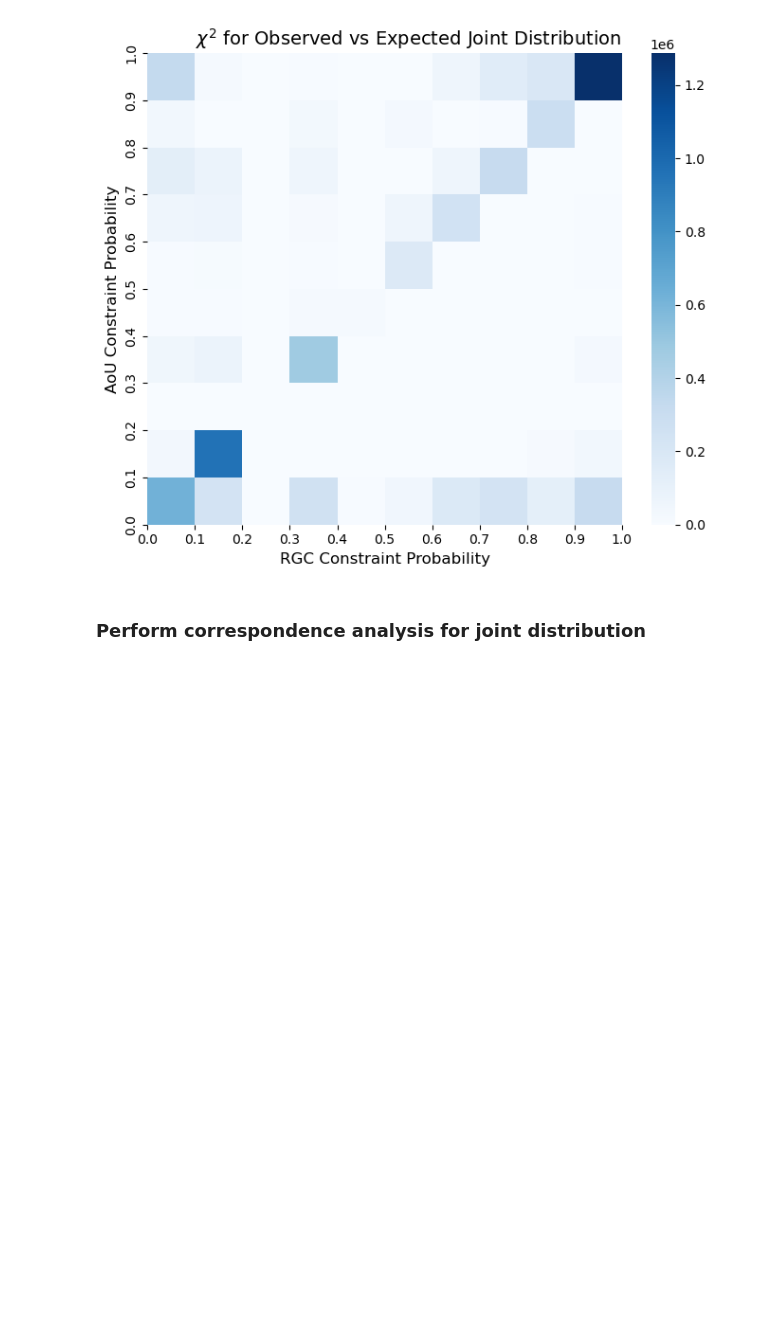
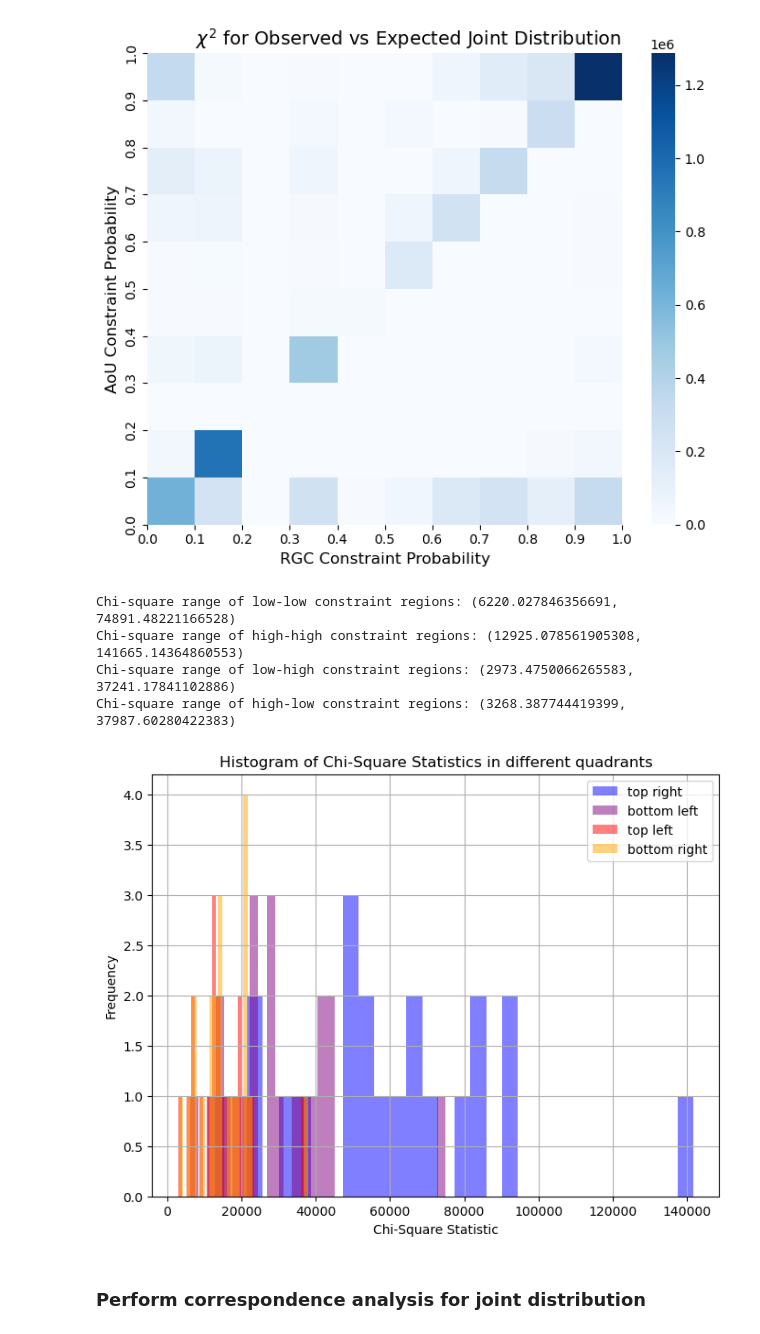
Before and after one commit to healthcare-medicine-ai/wgs-constraint-llm, a Jupyter notebook: RGC + AoU Predictions.ipynb, the cells around one changed output. Cells and saved outputs as stored; diff of their text form; code cells hidden in the pictures; blank space fills up the shorter version.

```diff
--- a/RGC + AoU Predictions.ipynb
+++ b/RGC + AoU Predictions.ipynb
@@ -193,6 +177,63 @@ plt.show()
 # %% [output]
 [figure]
 [figure]
+# %%
+# Step 1: Compute Chi-Square Statistics
+chi_square_dict = {}
+
+for chrom in merged_df["chr"].unique():
+    df_chr = merged_df[merged_df["chr"] == chrom].copy()
+
+    # Calculate marginal distributions
+    marginal_aou = df_chr['prob_0_aou_bin'].value_counts(normalize=True).sort_index()
+    marginal_rgc = df_chr['prob_0_rgc_bin'].value_counts(normalize=True).sort_index()
+
+    # Calculate expected joint distribution assuming independence
+    # expected_joint = np.outer(marginal_aou, marginal_rgc)
+    expected_joint = np.outer(marginal_aou, marginal_rgc) * len(df_chr)
+
+    # Calculate actual joint distribution
+    actual_joint = df_chr[['prob_0_aou_bin', 'prob_0_rgc_bin']].value_counts(normalize=False).sort_index()
+    actual_joint = np.array([[actual_joint[(aou_bin, rgc_bin)]
+                              if (aou_bin, rgc_bin) in actual_joint else 0
+                              for rgc_bin in marginal_rgc.index]
+                             for aou_bin in marginal_aou.index])
+
+    # Calculate chi-squared statistic
+    chi_sqr = (expected_joint - actual_joint) ** 2 / expected_joint
+    chi_sqr = np.nan_to_num(chi_sqr)
+
+    # Store in dictionary
+    chi_square_dict[chrom] = chi_sqr
+
+
+bottom_left_chi2_values = [chi2[0][0] for chi2 in chi_square_dict.values()]
+top_right_chi2_values = [chi2[-1][-1] for chi2 in chi_square_dict.values()]
+top_left_chi2_values = [chi2[0][-1] for chi2 in chi_square_dict.values()]
+bottom_right_chi2_values = [chi2[-1][0] for chi2 in chi_square_dict.values()]
+print(f"Chi-square range of low-low constraint regions: ({min(bottom_left_chi2_values)}, {max(bottom_left_chi2_values)})")
+print(f"Chi-square range of high-high constraint regions: ({min(top_right_chi2_values)}, {max(top_right_chi2_values)})")
+print(f"Chi-square range of low-high constraint regions: ({min(top_left_chi2_values)}, {max(top_left_chi2_values)})")
+print(f"Chi-square range of high-low constraint regions: ({min(bottom_right_chi2_values)}, {max(bottom_right_chi2_values)})")
+
+# Plot histogram for (0.9, 1.0]
+plt.figure(figsize=(8, 6))
+plt.hist(top_right_chi2_values, bins=30, alpha=0.5, label="top right", color="blue")
+plt.hist(bottom_left_chi2_values, bins=30, alpha=0.5, label="bottom left", color="purple")
+plt.hist(top_left_chi2_values, bins=30, alpha=0.5, label="top left", color="red")
+plt.hist(bottom_right_chi2_values, bins=30, alpha=0.5, label="bottom right", color="orange")
+plt.xlabel("Chi-Square Statistic")
+plt.ylabel("Frequency")
+plt.title("Histogram of Chi-Square Statistics in different quadrants")
+plt.legend()
+plt.grid(True)
+plt.show()
+# %% [output]
+Chi-square range of low-low constraint regions: (6220.027846356691, 74891.48221166528)
+Chi-square range of high-high constraint regions: (12925.078561905308, 141665.14364860553)
+Chi-square range of low-high constraint regions: (2973.4750066265583, 37241.17841102886)
+Chi-square range of high-low constraint regions: (3268.387744419399, 37987.60280422383)
+[figure, added]
 # %% [markdown]
 ### Perform correspondence analysis for joint distribution
 # %%
```
Also changed, not shown: parts of 8 cells of this notebook, 15 other files.
